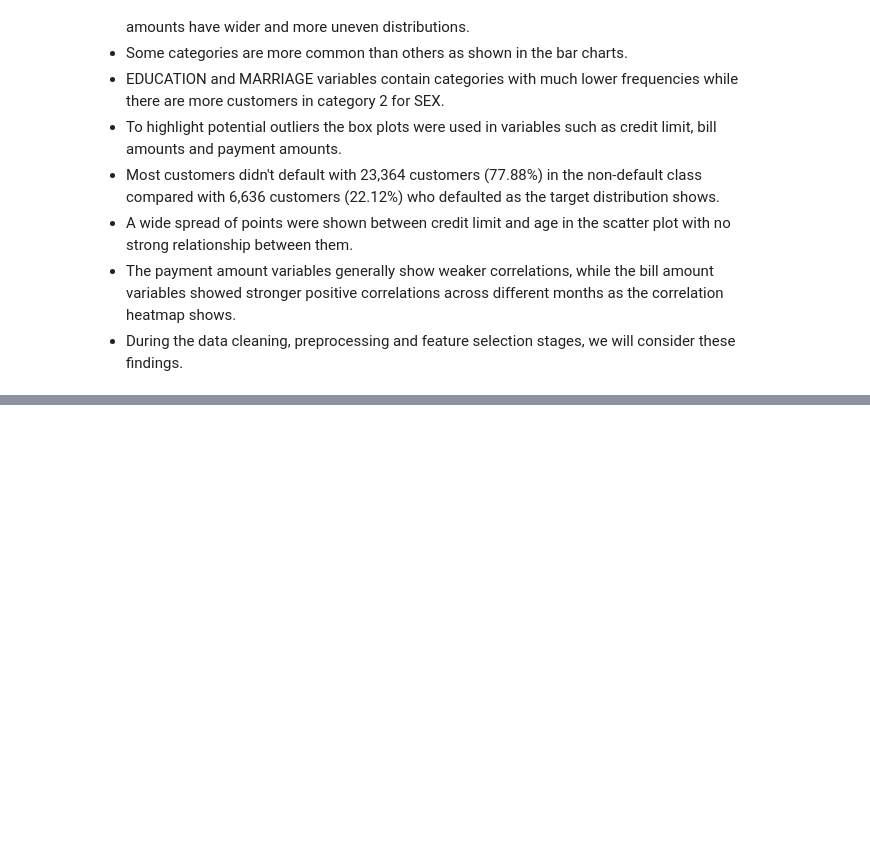
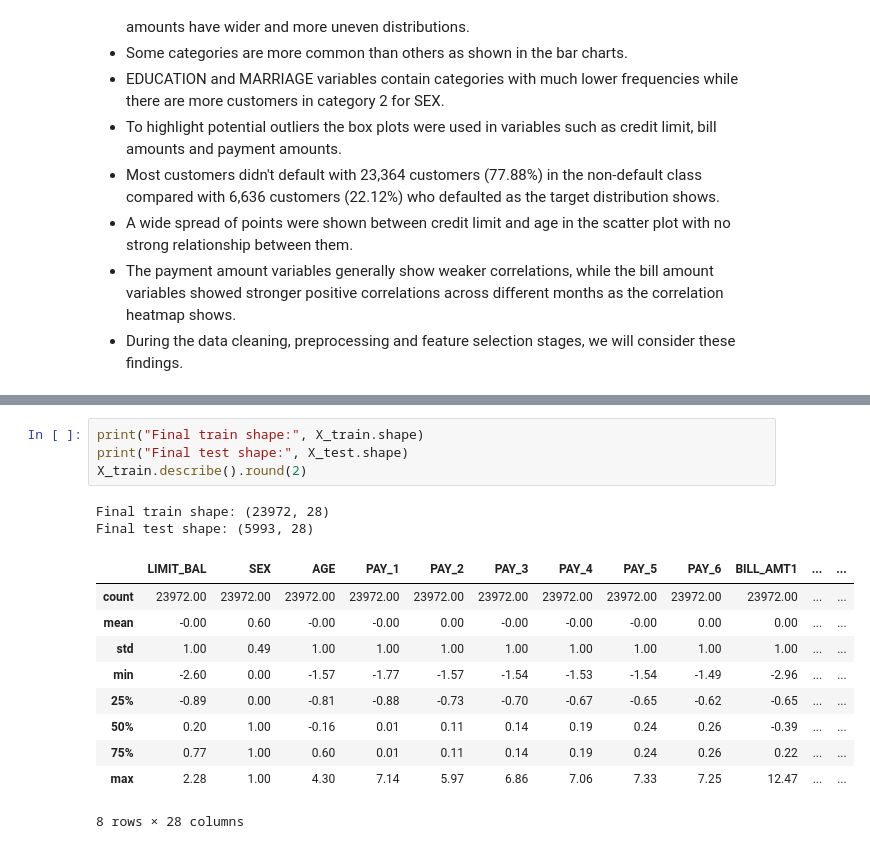
Before and after one commit to HYousef07/credit_card_default_predictor, a Jupyter notebook: Notebooks/notebook.ipynb, the cells around one changed output, grey strips where cells are left out. Saved outputs shown, nothing was run; the diff lists cells and outputs as text; blank space fills up the shorter version.

```diff
--- a/Notebooks/notebook.ipynb
+++ b/Notebooks/notebook.ipynb
@@ -364,0 +672,17 @@ plt.show()
+# %%
+print("Final train shape:", X_train.shape)
+print("Final test shape:", X_test.shape)
+X_train.describe().round(2)
+# %% [output]
+Final train shape: (23972, 28)
+Final test shape: (5993, 28)
+|  | LIMIT_BAL | SEX | AGE | PAY_1 | PAY_2 | PAY_3 | PAY_4 | PAY_5 | PAY_6 | BILL_AMT1 | ... | ... |
+| count | 23972.00 | 23972.00 | 23972.00 | 23972.00 | 23972.00 | 23972.00 | 23972.00 | 23972.00 | 23972.00 | 23972.00 | ... | ... |
+| mean | -0.00 | 0.60 | -0.00 | -0.00 | 0.00 | -0.00 | -0.00 | -0.00 | 0.00 | 0.00 | ... | ... |
+| std | 1.00 | 0.49 | 1.00 | 1.00 | 1.00 | 1.00 | 1.00 | 1.00 | 1.00 | 1.00 | ... | ... |
+| min | -2.60 | 0.00 | -1.57 | -1.77 | -1.57 | -1.54 | -1.53 | -1.54 | -1.49 | -2.96 | ... | ... |
+| 25% | -0.89 | 0.00 | -0.81 | -0.88 | -0.73 | -0.70 | -0.67 | -0.65 | -0.62 | -0.65 | ... | ... |
+| 50% | 0.20 | 1.00 | -0.16 | 0.01 | 0.11 | 0.14 | 0.19 | 0.24 | 0.26 | -0.39 | ... | ... |
+| 75% | 0.77 | 1.00 | 0.60 | 0.01 | 0.11 | 0.14 | 0.19 | 0.24 | 0.26 | 0.22 | ... | ... |
+| max | 2.28 | 1.00 | 4.30 | 7.14 | 5.97 | 6.86 | 7.06 | 7.33 | 7.25 | 12.47 | ... | ... |
+8 rows × 28 columns
```
Also changed, not shown: parts of 26 cells of this notebook.
